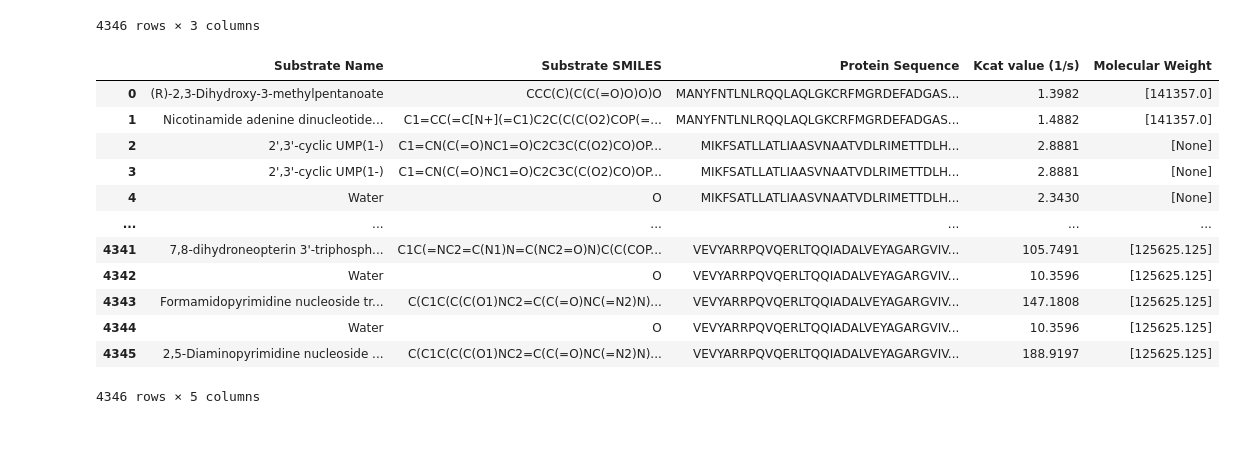
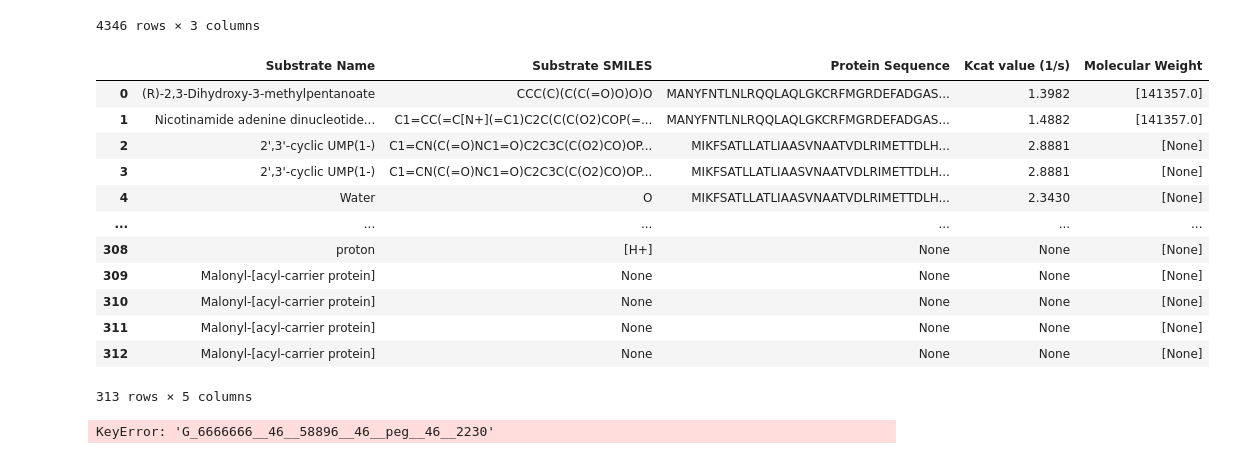
Before and after one commit to areias03/tmCOM, a Jupyter notebook: notebooks/broken_models_ec.ipynb, the cells around one changed output. Cells and saved outputs as stored; diff of their text form; code cells hidden in the pictures.

```diff
--- a/notebooks/broken_models_ec.ipynb
+++ b/notebooks/broken_models_ec.ipynb
@@ -815,18 +826,22 @@ dk_inp
 # %%
-dk_out = pd.read_csv(f'../lib/DLKcat/DeeplearningApproach/Code/example/output.tsv', sep="\t")
+dk_out = pd.read_csv(f'../../DLKcat/DeeplearningApproach/Code/example/output.tsv', sep="\t")
 dk_out['Molecular Weight'] = dk_prep['Molecular Weight']
 dk_out
 # %% [output]
 |  | Substrate Name | Substrate SMILES | Protein Sequence | Kcat value (1/s) | Molecular Weight |
 | 0 | (R)-2,3-Dihydroxy-3-methylpentanoate | CCC(C)(C(C(=O)O)O)O | MANYFNTLNLRQQLAQLGKCRFMGRDEFADGAS... | 1.3982 | [141357.0] |
 | 1 | Nicotinamide adenine dinucleotide... | C1=CC(=C[N+](=C1)C2C(C(C(O2)COP(=... | MANYFNTLNLRQQLAQLGKCRFMGRDEFADGAS... | 1.4882 | [141357.0] |
 | 2 | 2',3'-cyclic UMP(1-) | C1=CN(C(=O)NC1=O)C2C3C(C(O2)CO)OP... | MIKFSATLLATLIAASVNAATVDLRIMETTDLH... | 2.8881 | [None] |
 | 3 | 2',3'-cyclic UMP(1-) | C1=CN(C(=O)NC1=O)C2C3C(C(O2)CO)OP... | MIKFSATLLATLIAASVNAATVDLRIMETTDLH... | 2.8881 | [None] |
 | 4 | Water | O | MIKFSATLLATLIAASVNAATVDLRIMETTDLH... | 2.3430 | [None] |
 | ... | ... | ... | ... | ... | ... |
-| 4341 | 7,8-dihydroneopterin 3'-triphosph... | C1C(=NC2=C(N1)N=C(NC2=O)N)C(C(COP... | VEVYARRPQVQERLTQQIADALVEYAGARGVIV... | 105.7491 | [125625.125] |
-| 4342 | Water | O | VEVYARRPQVQERLTQQIADALVEYAGARGVIV... | 10.3596 | [125625.125] |
-| 4343 | Formamidopyrimidine nucleoside tr... | C(C1C(C(C(O1)NC2=C(C(=O)NC(=N2)N)... | VEVYARRPQVQERLTQQIADALVEYAGARGVIV... | 147.1808 | [125625.125] |
-| 4344 | Water | O | VEVYARRPQVQERLTQQIADALVEYAGARGVIV... | 10.3596 | [125625.125] |
-| 4345 | 2,5-Diaminopyrimidine nucleoside ... | C(C1C(C(C(O1)NC2=C(C(=O)NC(=N2)N)... | VEVYARRPQVQERLTQQIADALVEYAGARGVIV... | 188.9197 | [125625.125] |
+| 308 | proton | [H+] | None | None | [None] |
+| 309 | Malonyl-[acyl-carrier protein] | None | None | None | [None] |
+| 310 | Malonyl-[acyl-carrier protein] | None | None | None | [None] |
+| 311 | Malonyl-[acyl-carrier protein] | None | None | None | [None] |
+| 312 | Malonyl-[acyl-carrier protein] | None | None | None | [None] |
-4346 rows × 5 columns
+313 rows × 5 columns
+# %%
+ec_sim = add_enzyme_constraints(sim, dk_out)
+# %% [output]
+KeyError: 'G_6666666__46__58896__46__peg__46__2230'
```
Also changed, not shown: parts of 11 cells of this notebook, 13 other files.
